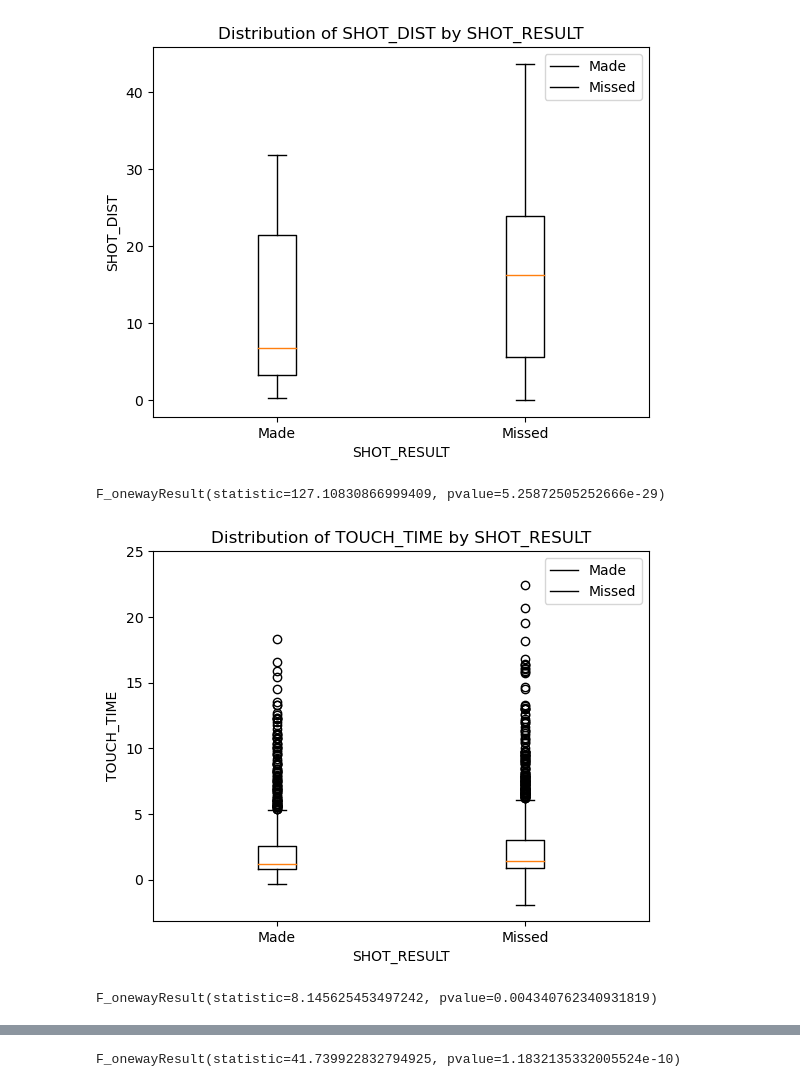
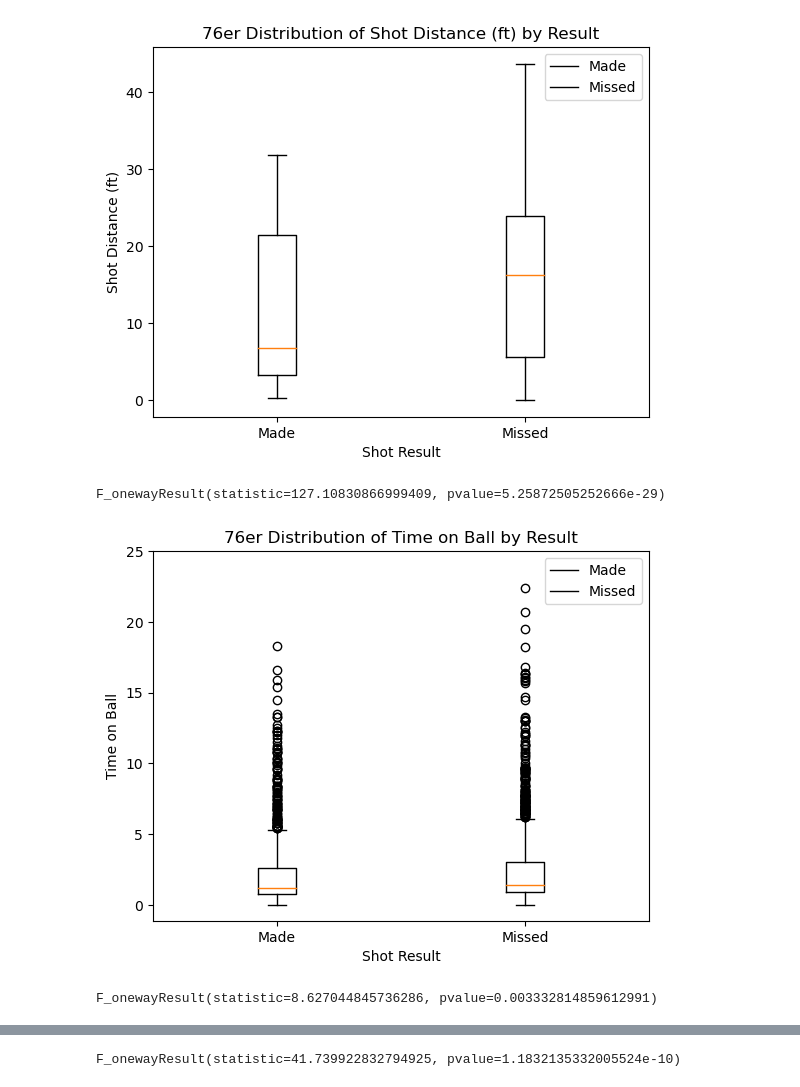
Before and after one commit to bearstmichael/proj1-group-3, a Jupyter notebook: jake.ipynb, the cells around one changed output, grey strips where cells are left out. Cells and saved outputs as stored; diff of their text form; code cells hidden in the pictures.

```diff
--- a/jake.ipynb
+++ b/jake.ipynb
@@ -8,4 +10,7 @@ shot_log = pd.read_csv('data/shot_logs.csv')
 # %%
+# get just philly games
 philly_guys = shot_log[shot_log.iloc[:, 1].str.contains('PHI @|PHI vs.')]
-philly_guys
+#need to clean for negative touch times
+tt_philly = philly_guys[philly_guys['TOUCH_TIME'] >= 0]
+len(philly_guys.groupby("GAME_ID"))
 # %% [output]
@@ -25,4 +18,5 @@ philly_guys
 # %%
+# group by varible and plot by result
 grouped_data = philly_guys.groupby('SHOT_RESULT')['SHOT_DIST']
 data_to_plot = [grouped_data.get_group('made'), grouped_data.get_group('missed')]
 
@@ -30,12 +24,12 @@ fig, ax = plt.subplots()
 ax.boxplot(data_to_plot)
 
 ax.set_xticklabels(['Made', 'Missed'])
-ax.set_ylabel('SHOT_DIST')
-ax.set_xlabel('SHOT_RESULT')
-ax.set_title('Distribution of SHOT_DIST by SHOT_RESULT')
+ax.set_ylabel('Shot Distance (ft)')
+ax.set_xlabel('Shot Result')
+ax.set_title('76er Distribution of Shot Distance (ft) by Result')
 ax.legend(['Made', 'Missed'])
 
 plt.show()
 # %% [output]
-[figure, old version]
+[figure, new version]
 # %%
@@ -45,28 +40,28 @@ stats.f_oneway(group0, group1)
 # %% [output]
 F_onewayResult(statistic=127.10830866999409, pvalue=5.25872505252666e-29)
 # %%
-grouped_data = philly_guys.groupby('SHOT_RESULT')['TOUCH_TIME']
+grouped_data = tt_philly.groupby('SHOT_RESULT')['TOUCH_TIME']
 data_to_plot = [grouped_data.get_group('made'), grouped_data.get_group('missed')]
 
 fig, ax = plt.subplots()
 ax.boxplot(data_to_plot)
 
 ax.set_xticklabels(['Made', 'Missed'])
-ax.set_ylabel('TOUCH_TIME')
-ax.set_xlabel('SHOT_RESULT')
-ax.set_title('Distribution of TOUCH_TIME by SHOT_RESULT')
+ax.set_ylabel('Time on Ball')
+ax.set_xlabel('Shot Result')
+ax.set_title('76er Distribution of Time on Ball by Result')
 ax.legend(['Made', 'Missed'])
 plt.yticks(range(0, 26, 5))
 
 plt.show()
 # %% [output]
-[figure, old version]
+[figure, new version]
 # %%
-group0 = philly_guys[philly_guys["SHOT_RESULT"] == 'made']["TOUCH_TIME"]
-group1 = philly_guys[philly_guys["SHOT_RESULT"] == 'missed']["TOUCH_TIME"]
+group0 = tt_philly[tt_philly["SHOT_RESULT"] == 'made']["TOUCH_TIME"]
+group1 = tt_philly[tt_philly["SHOT_RESULT"] == 'missed']["TOUCH_TIME"]
 stats.f_oneway(group0, group1)
 # %% [output]
-F_onewayResult(statistic=8.145625453497242, pvalue=0.004340762340931819)
+F_onewayResult(statistic=8.627044845736286, pvalue=0.003332814859612991)
 # %%
 df_cleaned = philly_guys.dropna(subset=['SHOT_CLOCK'])
 grouped_data = df_cleaned.groupby('SHOT_RESULT')['SHOT_CLOCK']
```
Also changed, not shown: parts of 14 cells of this notebook.
